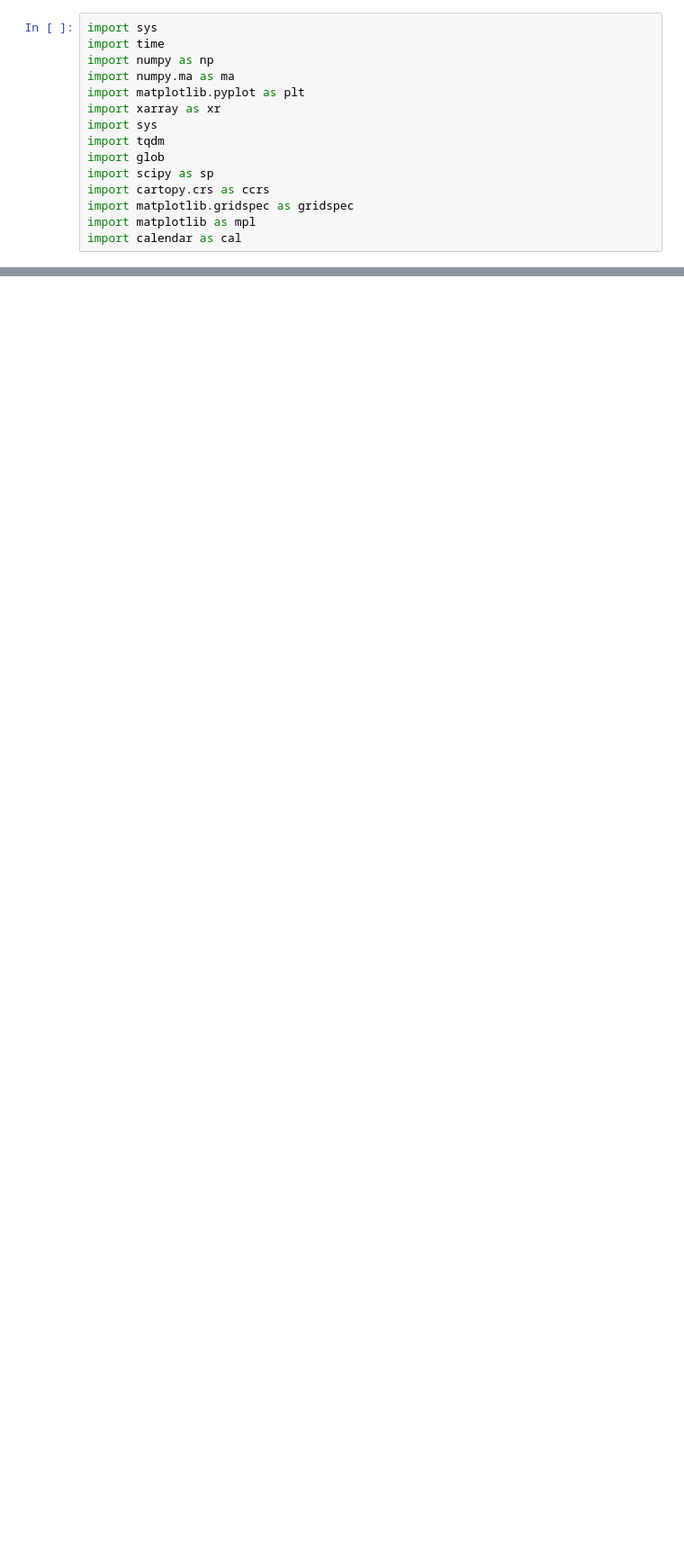
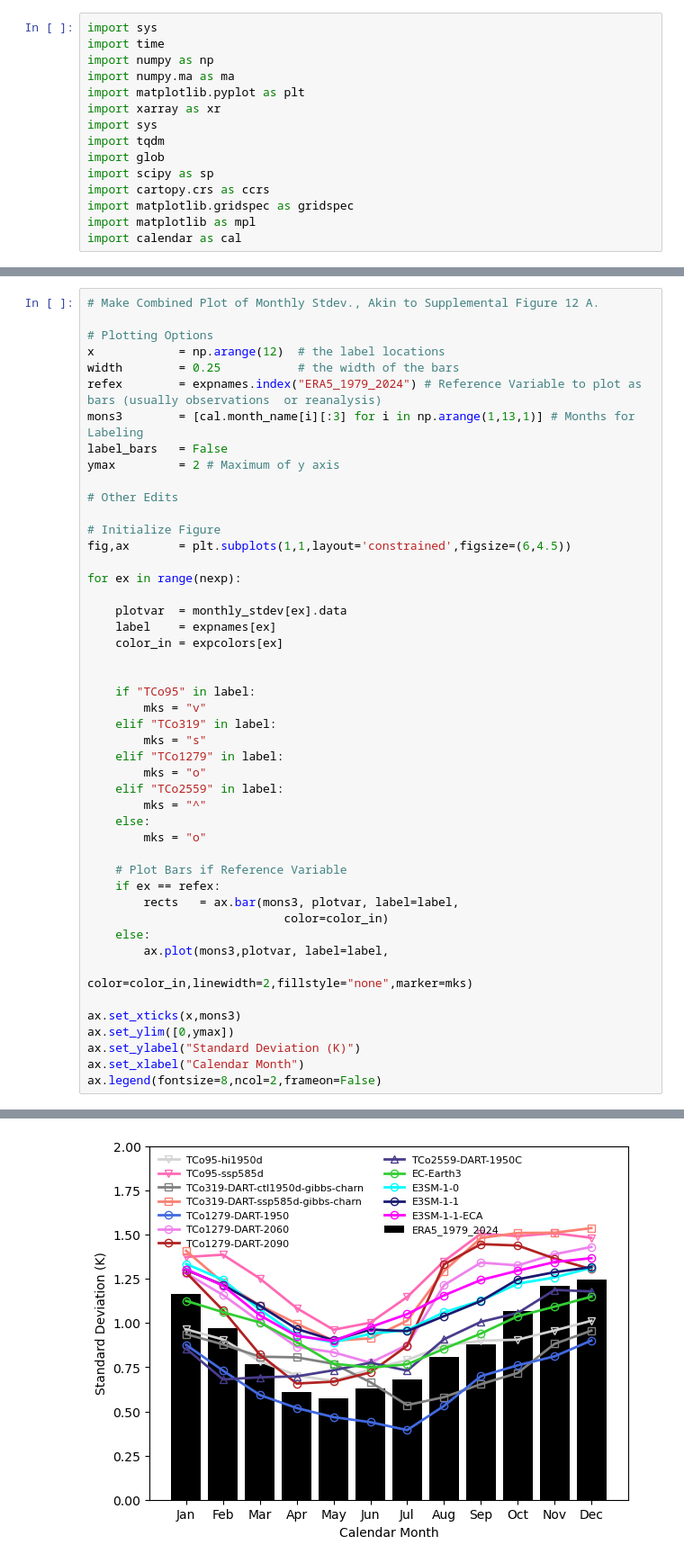
Before and after one commit to glennliu265/enso_nao_teleconnections, a Jupyter notebook: scripts/ENSO_NAO_figures_slidingwindow.ipynb, the cells around one changed output, grey strips where cells are left out. Shown at 90% size. Drawn from its saved outputs; the diff is of its cells as text; blank space fills up the shorter version.

```diff
--- a/scripts/ENSO_NAO_figures_slidingwindow.ipynb
+++ b/scripts/ENSO_NAO_figures_slidingwindow.ipynb
@@ -178,0 +384,48 @@ Wall time: 280 ms
+# %%
+# Make Combined Plot of Monthly Stdev., Akin to Supplemental Figure 12 A.
+
+# Plotting Options
+x            = np.arange(12)  # the label locations
+width        = 0.25           # the width of the bars
+refex        = expnames.index("ERA5_1979_2024") # Reference Variable to plot as bars (usually observations  or reanalysis)
+mons3        = [cal.month_name[i][:3] for i in np.arange(1,13,1)] # Months for Labeling
+label_bars   = False
+ymax         = 2 # Maximum of y axis
+
+# Other Edits
+
+# Initialize Figure
+fig,ax       = plt.subplots(1,1,layout='constrained',figsize=(6,4.5))
+
+for ex in range(nexp):
+
+    plotvar  = monthly_stdev[ex].data
+    label    = expnames[ex]
+    color_in = expcolors[ex]
+
+
+    if "TCo95" in label:
+        mks = "v"
+    elif "TCo319" in label:
+        mks = "s"
+    elif "TCo1279" in label:
+        mks = "o"
+    elif "TCo2559" in label:
+        mks = "^"
+    else:
+        mks = "o"
+
+    # Plot Bars if Reference Variable
+    if ex == refex:
+        rects   = ax.bar(mons3, plotvar, label=label,
+                            color=color_in)
+    else:
+        ax.plot(mons3,plotvar, label=label,
+                            color=color_in,linewidth=2,fillstyle="none",marker=mks)
+
+ax.set_xticks(x,mons3)
+ax.set_ylim([0,ymax])
+ax.set_ylabel("Standard Deviation (K)")
+ax.set_xlabel("Calendar Month")
+ax.legend(fontsize=8,ncol=2,frameon=False)
+# %% [output]
@@ -178,0 +433 @@ Wall time: 280 ms
+[figure, added]
```
Also changed, not shown: parts of 15 cells of this notebook.
